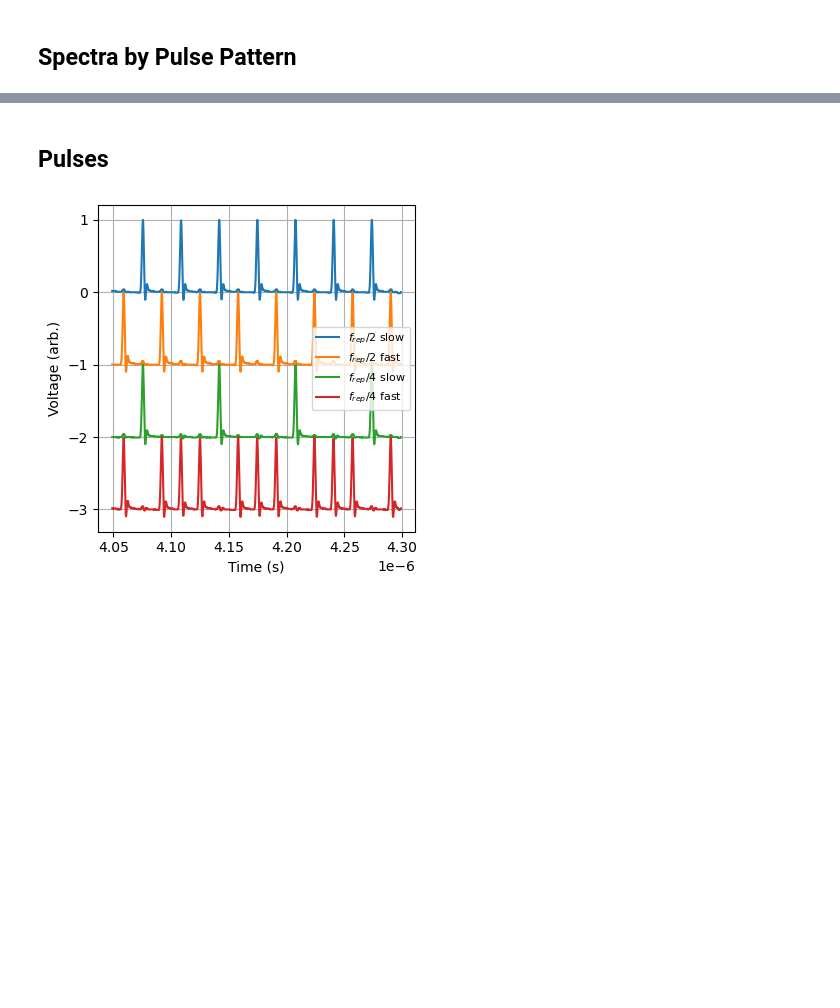
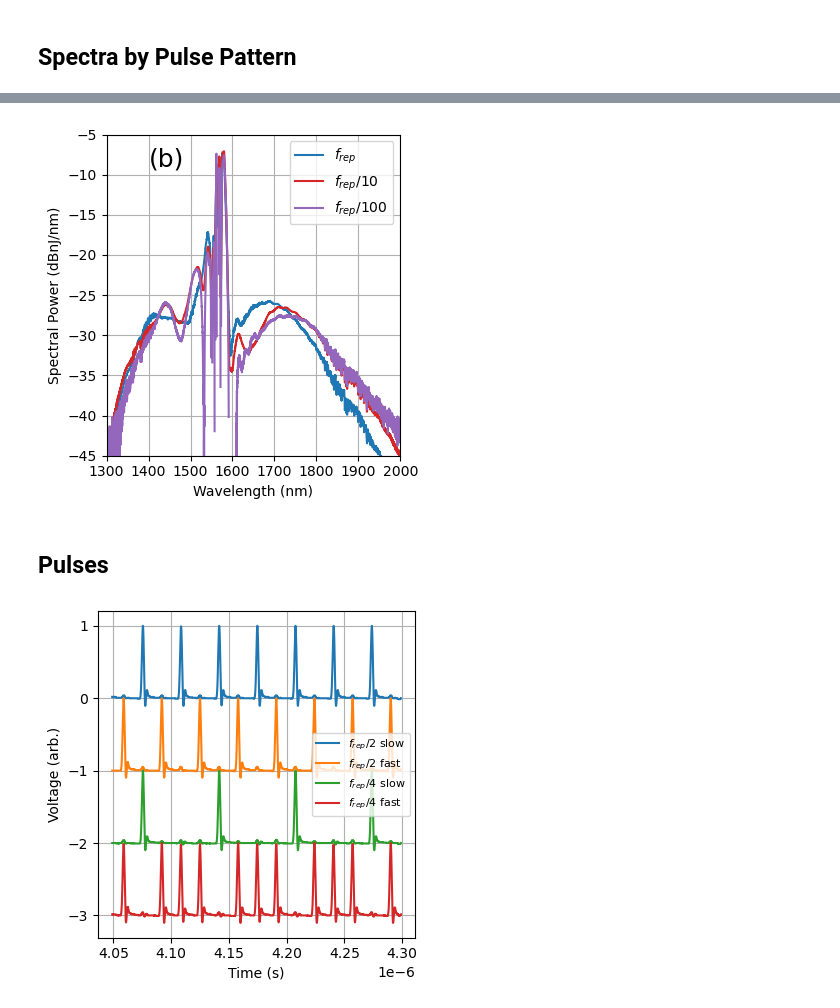
Before and after one commit to Seabear-attack/dev-table, a Jupyter notebook: Plotting/paper_plots.ipynb, the cells around one changed output, grey strips where cells are left out. Drawn from its saved outputs; the diff is of its cells as text; code cells hidden in the pictures; blank space fills up the shorter version.

```diff
--- a/Plotting/paper_plots.ipynb
+++ b/Plotting/paper_plots.ipynb
@@ -180,3 +245,68 @@ The PostScript backend does not support transparency; partially transparent arti
+# %%
+# Plots every spectrum in a user-selected folder. Works for the Yokogawa spectrometer.
+from matplotlib import style
+import matplotlib.pyplot as plt
+from utils.spectrometerdata import OSAData, readFromFiles
+from pathlib import Path
+
+
+c_nm_ps = 299792.458
+
+
+directorypath = Path(
+    r'C:\Users\wahlm\Documents\School\Research\Allison\Tunable Pump\Data for Papers\Tunable seed\Spectrum vs. pulse pattern\4cm NDHNLF + 42cm PM1550')
+savepath = Path(r'C:\Users\wahlm\Documents\School\Research\Allison\Papers\tunable-pump-seed-cleo-2024') / 'spectra_by_rep_rate_dBnJ.pdf'
+save_files = True
+
+raw_data = readFromFiles(directorypath)
+labels = (r'$f_{rep}$',
+            r'$f_{rep}/10$',
+            r'$f_{rep}/100$',
+            'background'
+            )
+frep_frac = [1, 1/10, 1/100, 0]
+is_background = (False, False, False, True)
+powers_mW = [191, 33, 15.37, 13.9]
+
+data = [OSAData(dat, ('nm', 'dBm/nm'), labels[i], powers_mW[i], frep_MHz=frep_frac[i] * 60.56, is_background=is_background[i]) for i, dat in enumerate(raw_data)]
+# Background subtraction
+for datum in data:
+    datum.y_axis_units = 'mW/nm'
+for i, datum in enumerate(data[:-1]):
+    datum.y_axis_data = datum.y_axis_data - (1 - frep_frac[i]) * data[-1].y_axis_data
+    datum.total_power_mW = datum.total_power_mW - (1 - frep_frac[i]) * data[-1].total_power_mW
+
+data = data[:-1]
+
+fig, axs = plt.subplots(1, 1, figsize=(4,4), sharex=True)
+colors = ['tab:blue', 'tab:red', 'tab:purple']
+
+for i, datum in enumerate(data):
+    datum.y_axis_units = 'dBnJ/nm'
+    axs.plot(datum.x_axis_data, datum.y_axis_data, label=datum.label, color=colors[i])
+
+axs.set_xlabel('Wavelength (nm)')
+axs.set_ylabel(f'Spectral Power ({data[0].y_axis_units})')
+axs.legend()
+axs.grid()
+axs.annotate('(b)', (1400,-9), fontsize=18)
+
+
+
+
+
+axs.set_xlim(1300, 2000)
+
+axs.set_ylim(-45, -5)
+
+
+
+plt.tight_layout()
+if save_files:
+    plt.savefig(savepath, dpi=500)
+plt.show()
+# %% [output]
+[figure, added]
 # %% [markdown]
 ## Pulses
 # %%
```
Also changed, not shown: parts of 4 cells of this notebook.
